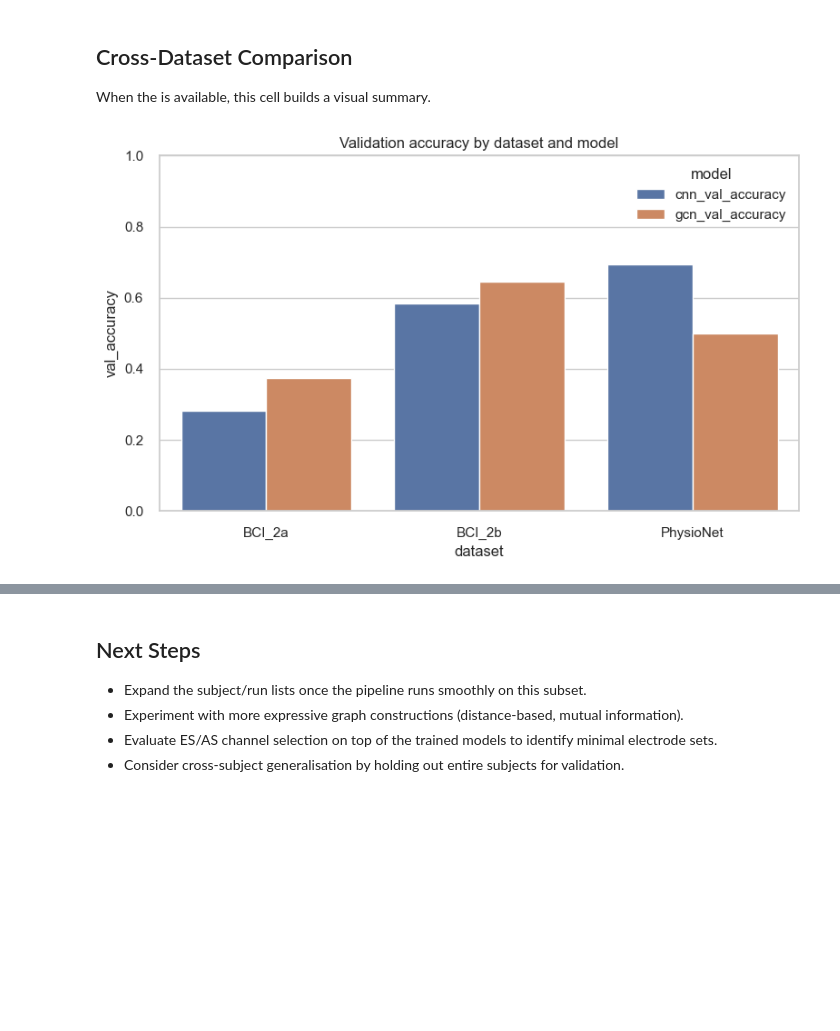
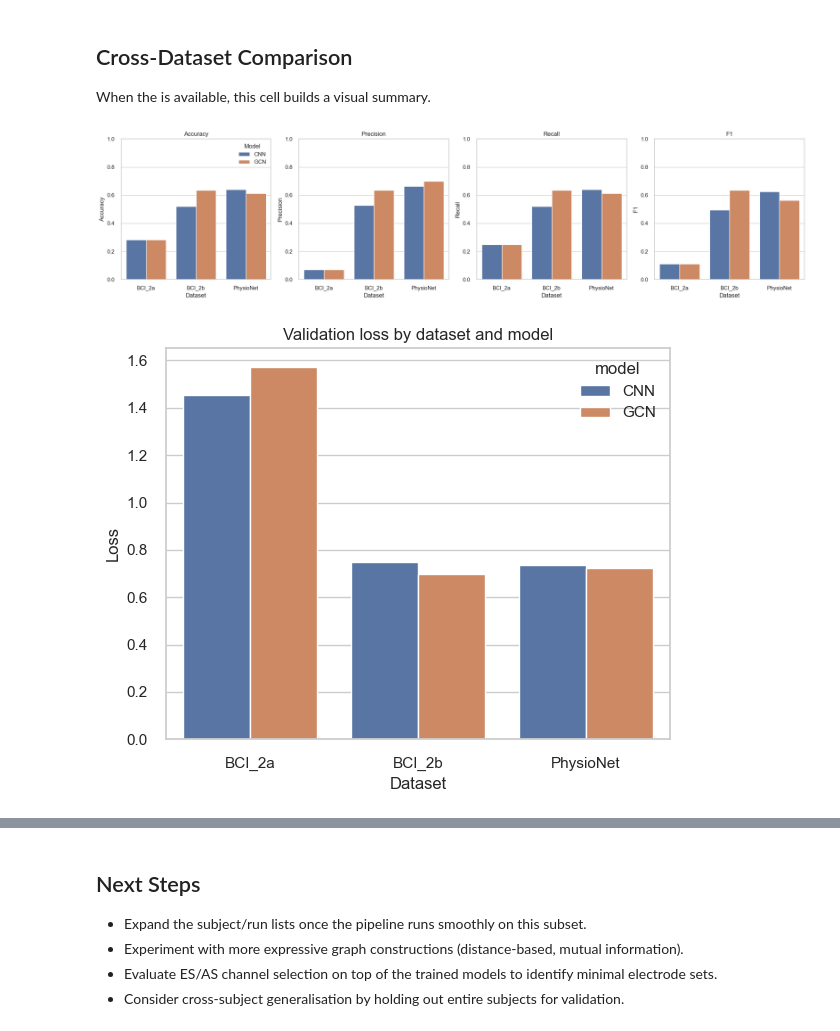
Before and after one commit to shivapreetham/eeg-channel-selection, a Jupyter notebook: eeg_motar_imagery_graph/multi_dataset_physionet_bci_notebook.ipynb, the cells around one changed output, grey strips where cells are left out. Drawn from its saved outputs; the diff is of its cells as text; code cells hidden in the pictures; blank space fills up the shorter version.

```diff
--- a/eeg_motar_imagery_graph/multi_dataset_physionet_bci_notebook.ipynb
+++ b/eeg_motar_imagery_graph/multi_dataset_physionet_bci_notebook.ipynb
@@ -713,17 +814,34 @@ else:
 # %% [markdown]
 ## Cross-Dataset Comparison
 When the  is available, this cell builds a visual summary.
-# %%
-if 'results_df' not in globals():
-    print('No results dataframe available. Run training first.')
-else:
-    comparison_df = results_df.melt(id_vars='dataset', value_vars=['cnn_val_accuracy', 'gcn_val_accuracy'],
-                                    var_name='model', value_name='val_accuracy')
-    plt.figure(figsize=(8, 5))
-    sns.barplot(data=comparison_df, x='dataset', y='val_accuracy', hue='model')
-    plt.title('Validation accuracy by dataset and model')
-    plt.ylim(0, 1)
-    plt.tight_layout()
-    plt.show()
-# %% [output]
-[figure, removed]
+# %%
+if 'results_df' not in globals() or results_df.empty:
+    print('No results dataframe available. Run training first.')
+else:
+    metric_names = ['accuracy', 'precision', 'recall', 'f1']
+    fig, axes = plt.subplots(1, len(metric_names), figsize=(5 * len(metric_names), 5), sharey=False)
+    if len(metric_names) == 1:
+        axes = [axes]
+    for ax, metric in zip(axes, metric_names):
+        sns.barplot(data=results_df, x='dataset', y=metric, hue='model', ax=ax)
+        ax.set_title(metric.title())
+        ax.set_ylim(0, 1)
+        ax.set_xlabel('Dataset')
+        ax.set_ylabel(metric.title())
+        if ax is not axes[0]:
+            ax.legend_.remove()
+    handles, labels = axes[0].get_legend_handles_labels()
+    axes[0].legend(handles, labels, title='Model')
+    plt.tight_layout()
+    plt.show()
+
+    plt.figure(figsize=(6, 5))
+    sns.barplot(data=results_df, x='dataset', y='loss', hue='model')
+    plt.title('Validation loss by dataset and model')
+    plt.xlabel('Dataset')
+    plt.ylabel('Loss')
+    plt.tight_layout()
+    plt.show()
+# %% [output]
+[figure, added]
+[figure, added]
```
Also changed, not shown: parts of 6 cells of this notebook, 1 other file.
